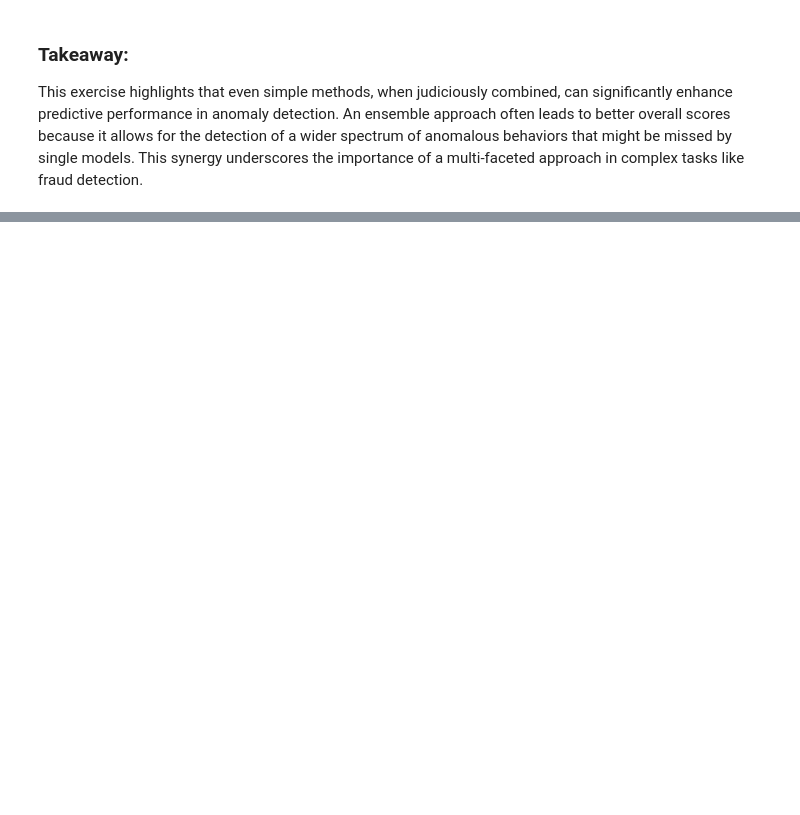
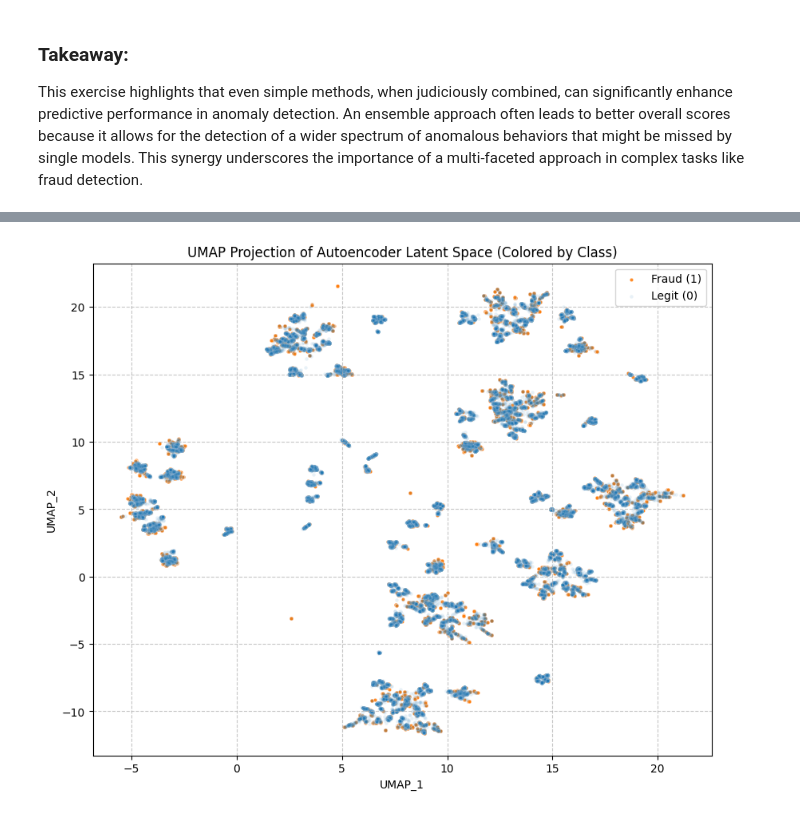
Before and after one commit to MLCoursesBBK/ZiZ_2026, a Jupyter notebook: Anomaly_Detection.ipynb, the cells around one changed output, grey strips where cells are left out. Drawn from its saved outputs; the diff is of its cells as text; code cells hidden in the pictures; blank space fills up the shorter version.

```diff
--- a/Anomaly_Detection.ipynb
+++ b/Anomaly_Detection.ipynb
@@ -719,0 +768,7 @@ This exercise highlights that even simple methods, when judiciously combined, ca
+# %%
+encoder_model = Model(inputs=input_layer, outputs=latent_space)
+
+# Extract latent features for the entire dataset
+latent_features = encoder_model.predict(X_all_preprocessed)
+
+print("Shape of extracted latent features:", latent_features.shape)
@@ -719,0 +778,11 @@ This exercise highlights that even simple methods, when judiciously combined, ca
+# %%
+# Apply UMAP to reduce the dimensionality of the latent features to 2 components
+reducer = umap.UMAP(random_state=seed, n_neighbors=35, min_dist=0.0001)
+umap_embedding = reducer.fit_transform(latent_features)
+
+# Create a DataFrame for plotting
+umap_df = pd.DataFrame(umap_embedding, columns=['UMAP_1', 'UMAP_2'])
+umap_df['class'] = y_true.reset_index(drop=True)
+
+print("Shape of UMAP embedding:", umap_embedding.shape)
+display(umap_df.head())
@@ -719,0 +797,19 @@ This exercise highlights that even simple methods, when judiciously combined, ca
+# %%
+# Visualize the UMAP-reduced latent features
+plt.figure(figsize=(10, 8))
+sns.scatterplot(
+    x='UMAP_1', y='UMAP_2', data=umap_df[umap_df['class']==1],
+    c='C1', s=10, alpha=0.9, label = 'Fraud (1)'
+)
+sns.scatterplot(
+    x='UMAP_1', y='UMAP_2', data=umap_df[umap_df['class']==0],
+    c='C0', s=10, alpha=0.1, label = 'Legit (0)'
+)
+plt.title('UMAP Projection of Autoencoder Latent Space (Colored by Class)')
+plt.xlabel('UMAP_1')
+plt.ylabel('UMAP_2')
+plt.grid(linestyle='--', alpha=0.7)
+plt.legend()
+plt.show()
+# %% [output]
+[figure, added]
```
Also changed, not shown: parts of 31 cells of this notebook.
